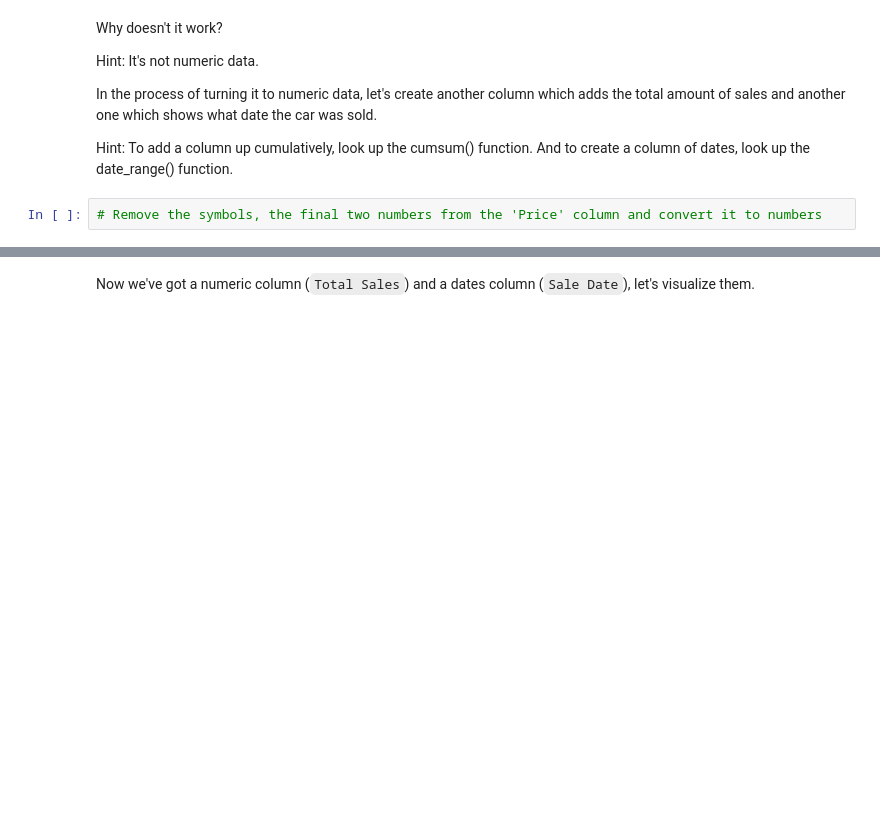
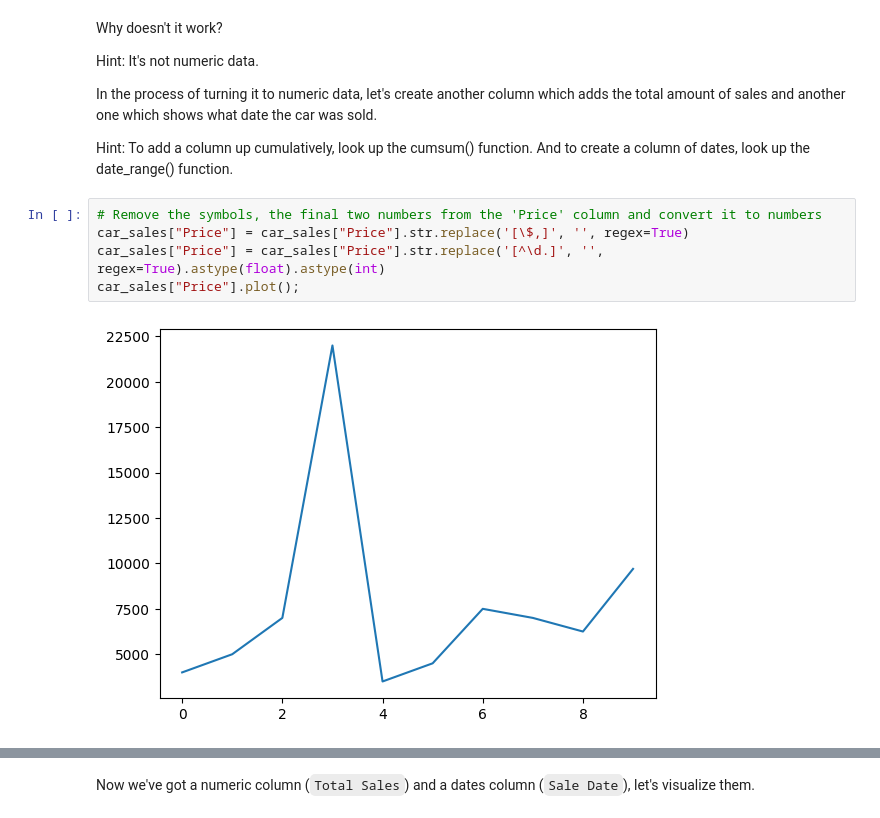
Before and after one commit to suniltadepalli/matplotlib, a Jupyter notebook: matplotlib-exercises.ipynb, the cells around one changed output, grey strips where cells are left out. Drawn from its saved outputs; the diff is of its cells as text; blank space fills up the shorter version.

```diff
--- a/matplotlib-exercises.ipynb
+++ b/matplotlib-exercises.ipynb
@@ -238,5 +241,10 @@ In the process of turning it to numeric data, let's create another column which
 Hint: To add a column up cumulatively, look up the cumsum() function. And to create a column of dates, look up the date_range() function.
 # %%
 # Remove the symbols, the final two numbers from the 'Price' column and convert it to numbers
+car_sales["Price"] = car_sales["Price"].str.replace('[\$,]', '', regex=True)
+car_sales["Price"] = car_sales["Price"].str.replace('[^\d.]', '', regex=True).astype(float).astype(int)
+car_sales["Price"].plot();
+# %% [output]
+[figure, added]
 # %%
 # Add a column called 'Total Sales' to car_sales which cumulatively adds the 'Price' column
```
Also changed, not shown: parts of 5 cells of this notebook.
